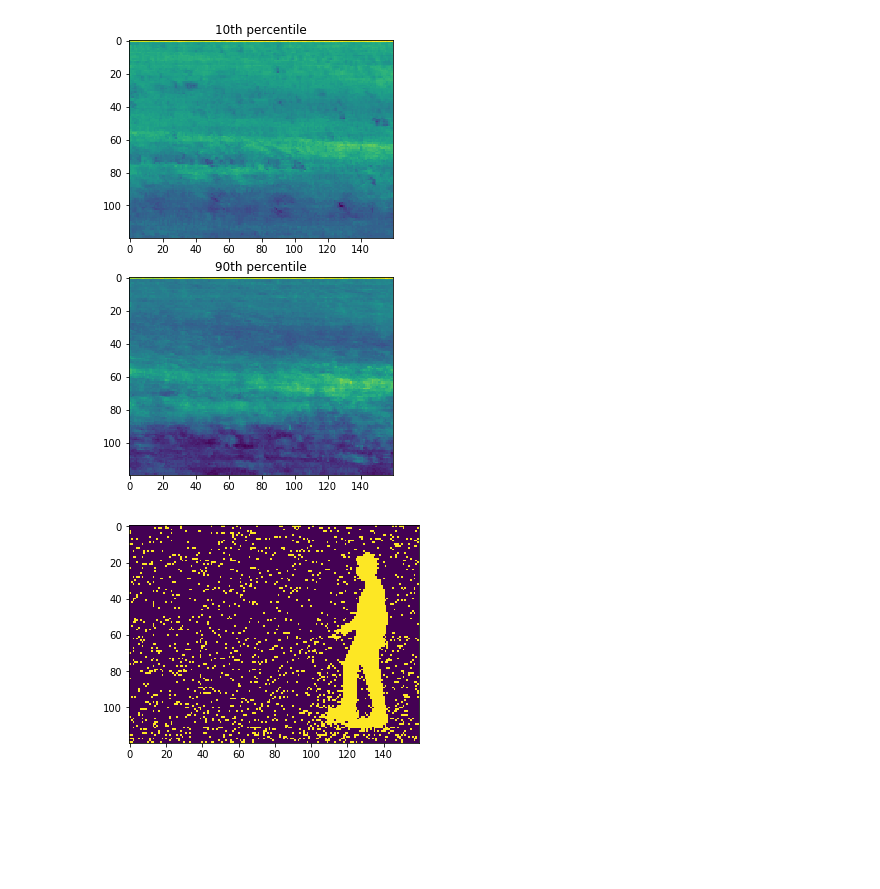
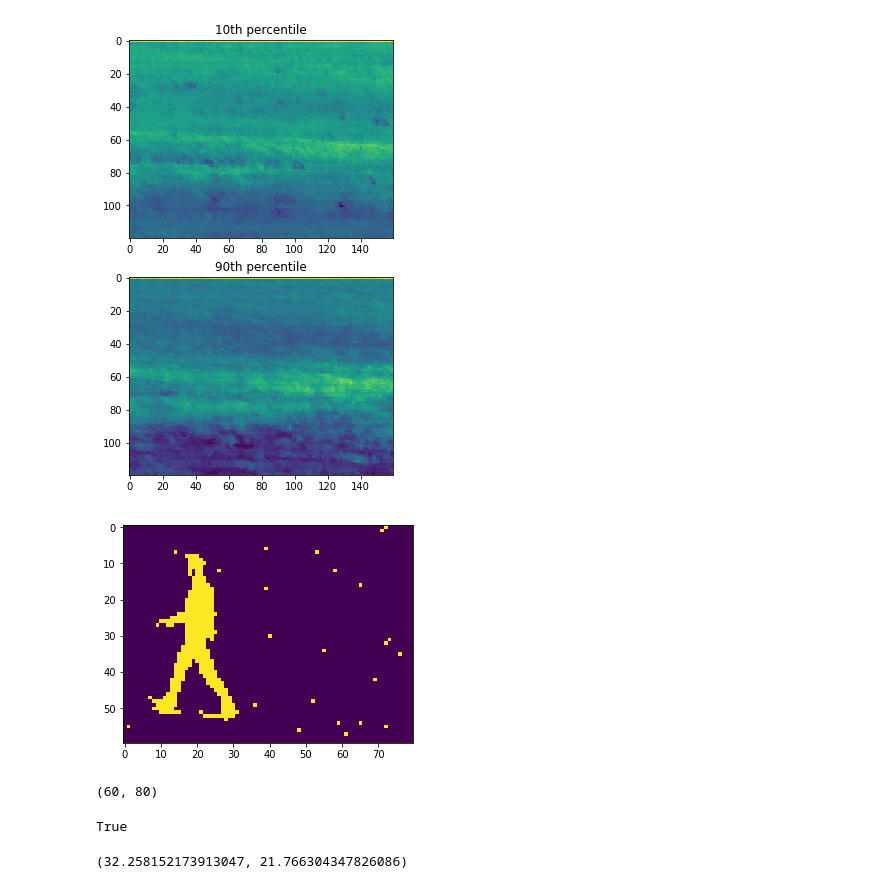
Before and after one commit to Nempickaxe/walk_or_jog_video_classification, a Jupyter notebook: v1.ipynb, the cells around one changed output. Saved outputs shown, nothing was run; the diff lists cells and outputs as text; code cells hidden in the pictures; blank space fills up the shorter version.

Commit message:
cleaning image and get COM

```diff
--- a/v1.ipynb
+++ b/v1.ipynb
@@ -118,9 +124,15 @@ plt.show()
 [figure]
 # %%
 def check_lower_higher(x):
-    return (x<perc_lower_img) | (x>perc_higher_img)
+    threshold_img = (x<perc_lower_img) | (x>perc_higher_img)
+    return skimage.measure.block_reduce(threshold_img, (2,2), np.mean)==1
 # %%
-plt.imshow(check_lower_higher(video_array[55]))
+test_reduced = check_lower_higher(video_array[59])
+plt.imshow(test_reduced)
 plt.show()
 # %% [output]
-[figure, old version]
+[figure, new version]
+# %%
+test_reduced.shape
+# %% [output]
+(60, 80)
@@ -126,0 +143,4 @@ plt.show()
+# %%
+out_if_person(test_reduced)
+# %% [output]
+True
@@ -126,0 +153,4 @@ plt.show()
+# %%
+get_com(test_reduced)
+# %% [output]
+(32.258152173913047, 21.766304347826086)
```
Also changed, not shown: parts of 5 cells of this notebook.
